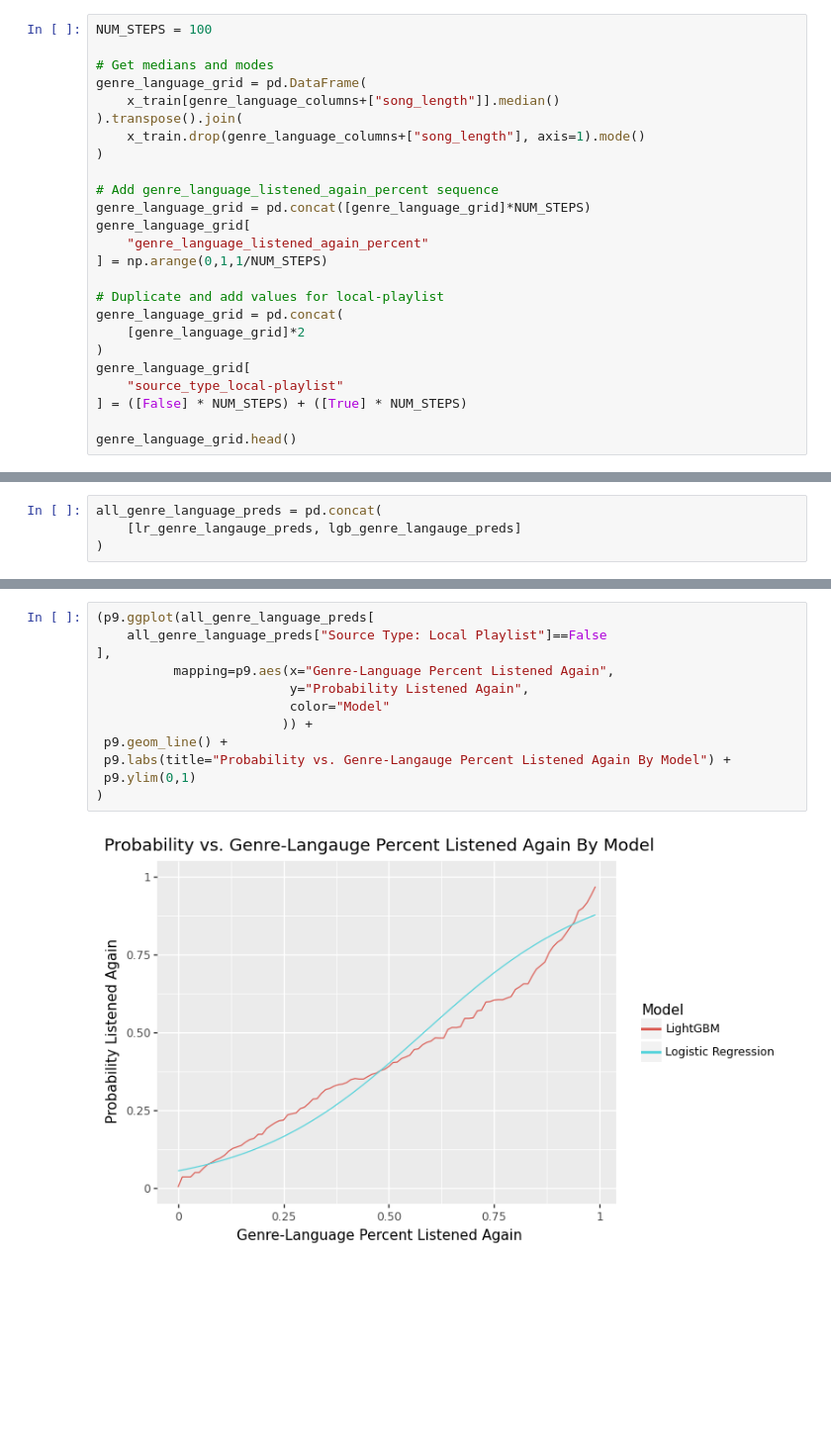
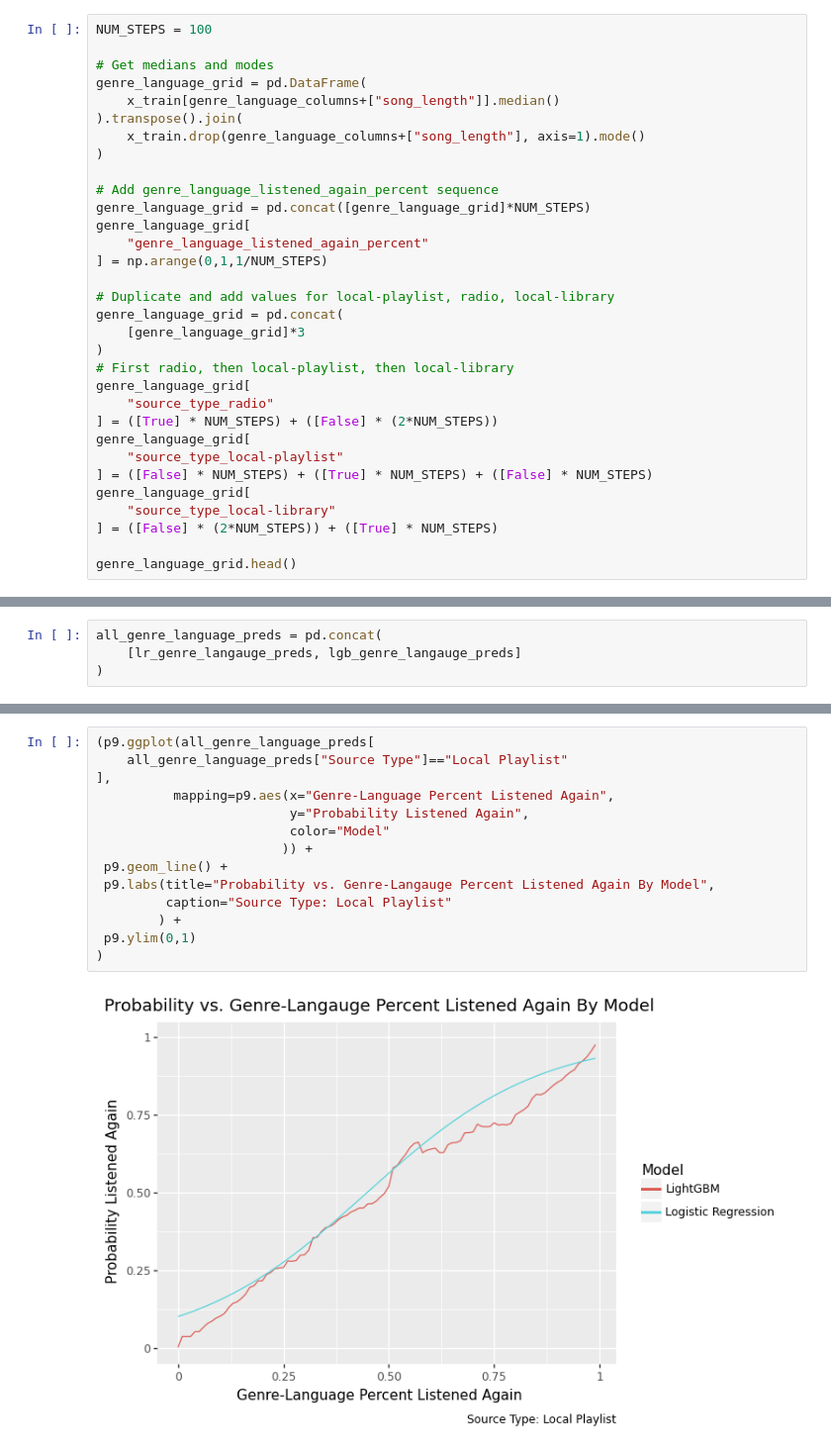
Before and after one commit to jhosea/KKBox-music-recommendation, a Jupyter notebook: project.ipynb, the cells around one changed output, grey strips where cells are left out. Shown at 99% size. Saved outputs shown, nothing was run; the diff lists cells and outputs as text; blank space fills up the shorter version.

```diff
--- a/project.ipynb
+++ b/project.ipynb
@@ -1952,13 +1960,20 @@ genre_language_grid[
     "genre_language_listened_again_percent"
 ] = np.arange(0,1,1/NUM_STEPS)
 
-# Duplicate and add values for local-playlist
+# Duplicate and add values for local-playlist, radio, local-library
 genre_language_grid = pd.concat(
-    [genre_language_grid]*2
+    [genre_language_grid]*3
 )
+# First radio, then local-playlist, then local-library
+genre_language_grid[
+    "source_type_radio"
+] = ([True] * NUM_STEPS) + ([False] * (2*NUM_STEPS))
 genre_language_grid[
     "source_type_local-playlist"
-] = ([False] * NUM_STEPS) + ([True] * NUM_STEPS)
+] = ([False] * NUM_STEPS) + ([True] * NUM_STEPS) + ([False] * NUM_STEPS)
+genre_language_grid[
+    "source_type_local-library"
+] = ([False] * (2*NUM_STEPS)) + ([True] * NUM_STEPS)
 
 genre_language_grid.head()
 # %% [output]
@@ -2041,14 +2057,16 @@ all_genre_language_preds = pd.concat(
 # %%
 (p9.ggplot(all_genre_language_preds[
-    all_genre_language_preds["Source Type: Local Playlist"]==False
+    all_genre_language_preds["Source Type"]=="Local Playlist"
 ],
           mapping=p9.aes(x="Genre-Language Percent Listened Again",
                          y="Probability Listened Again",
                          color="Model"
                         )) +
  p9.geom_line() +
- p9.labs(title="Probability vs. Genre-Langauge Percent Listened Again By Model") +
+ p9.labs(title="Probability vs. Genre-Langauge Percent Listened Again By Model",
+         caption="Source Type: Local Playlist"
+        ) +
  p9.ylim(0,1)
 )
 # %% [output]
-[figure, old version]
+[figure, new version]
```
Also changed, not shown: parts of 8 cells of this notebook.
